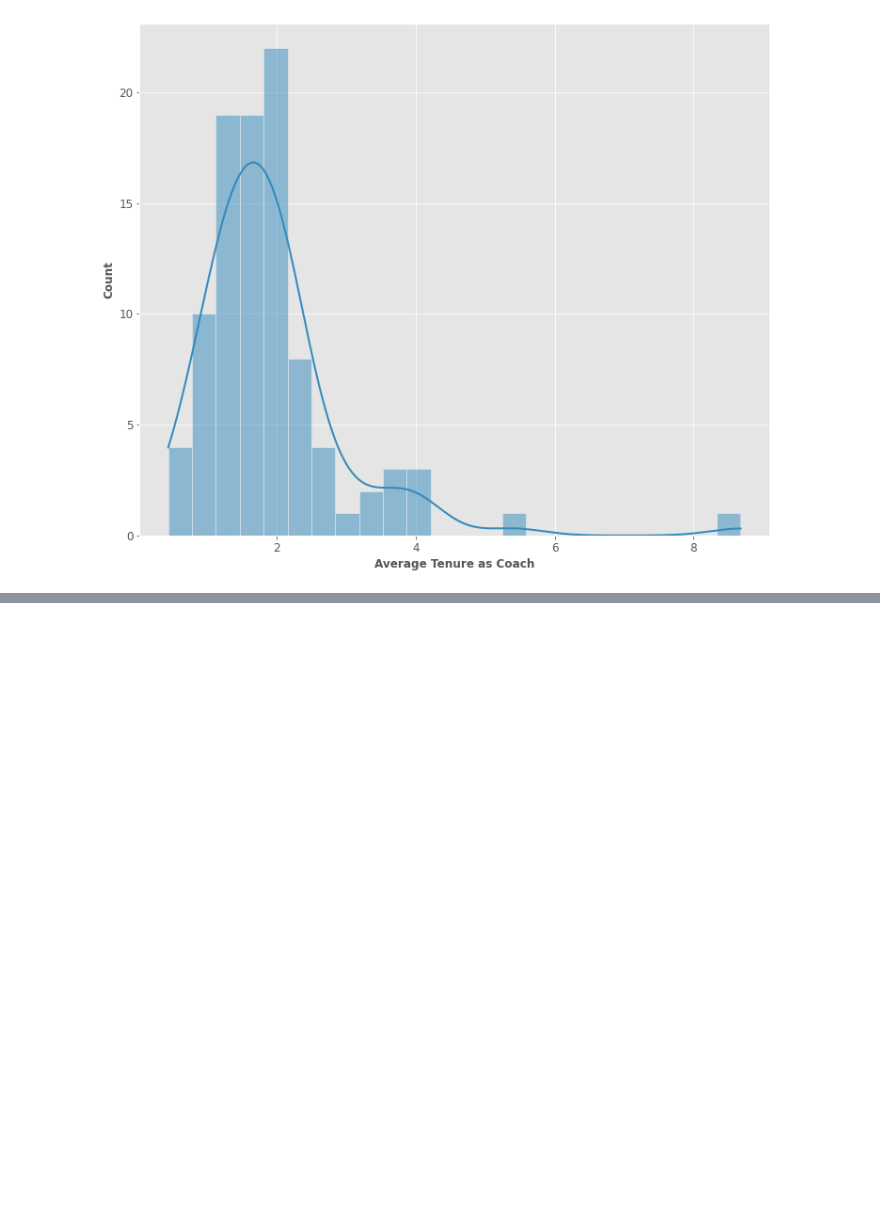
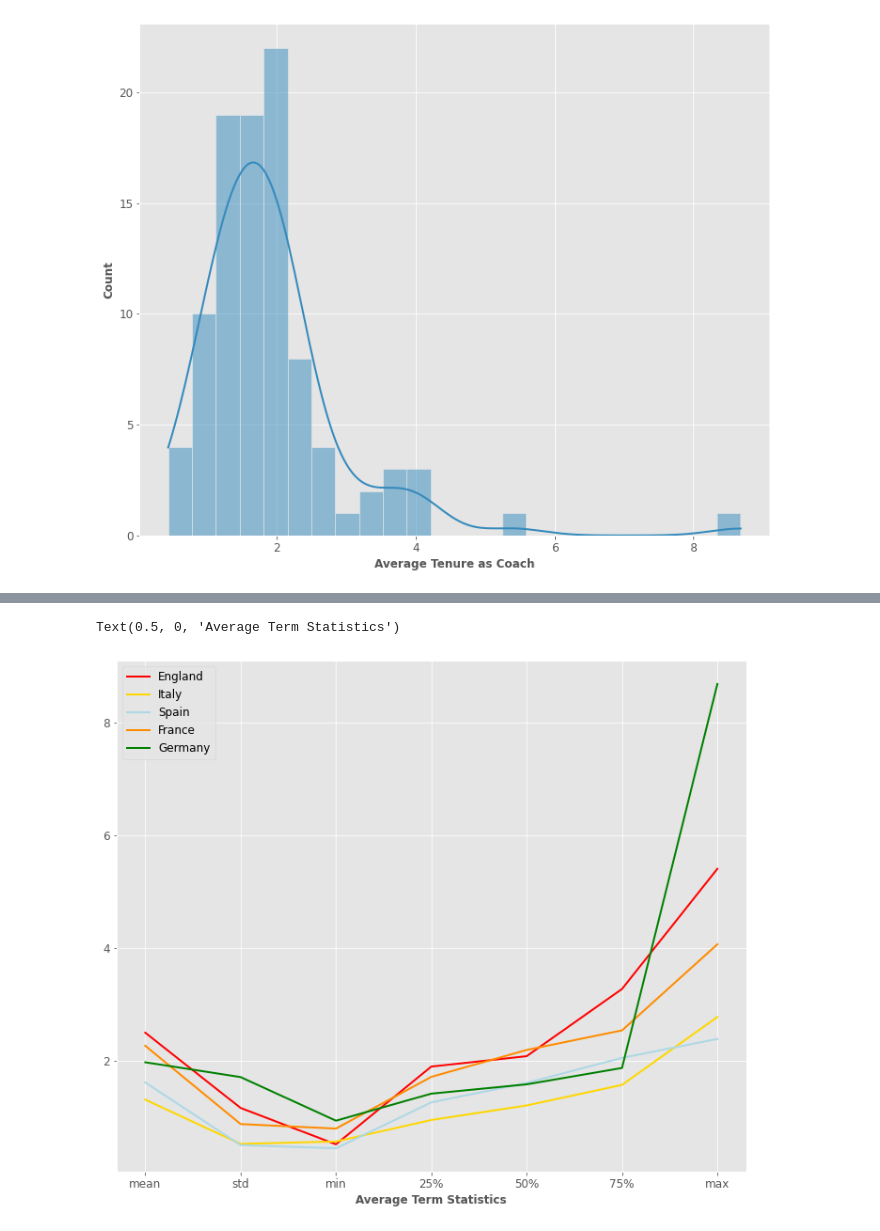
Before and after one commit to hatchdavid1/sports_data, a Jupyter notebook: coach_analysis.ipynb, the cells around one changed output, grey strips where cells are left out. Saved outputs shown, nothing was run; the diff lists cells and outputs as text; code cells hidden in the pictures; blank space fills up the shorter version.

```diff
--- a/coach_analysis.ipynb
+++ b/coach_analysis.ipynb
@@ -135,0 +176,13 @@ Text(0.5, 0, 'Average Tenure as Coach')
+# %%
+country_describe = []
+country_columns = coaches['avg_term_as_coach'].describe().index
+for country in coaches_country:
+    country_data = coaches[coaches['current_league_country']==country]
+    country_describe.append(country_data.avg_term_as_coach.describe().values)
+data_summary = pd.DataFrame(country_describe,columns = country_columns).T
+data_summary.columns = coaches_country
+data_summary.drop('count').plot(color = color)
+plt.xlabel('Average Term Statistics')
+# %% [output]
+Text(0.5, 0, 'Average Term Statistics')
+[figure, added]
```
Also changed, not shown: parts of 4 cells of this notebook.
